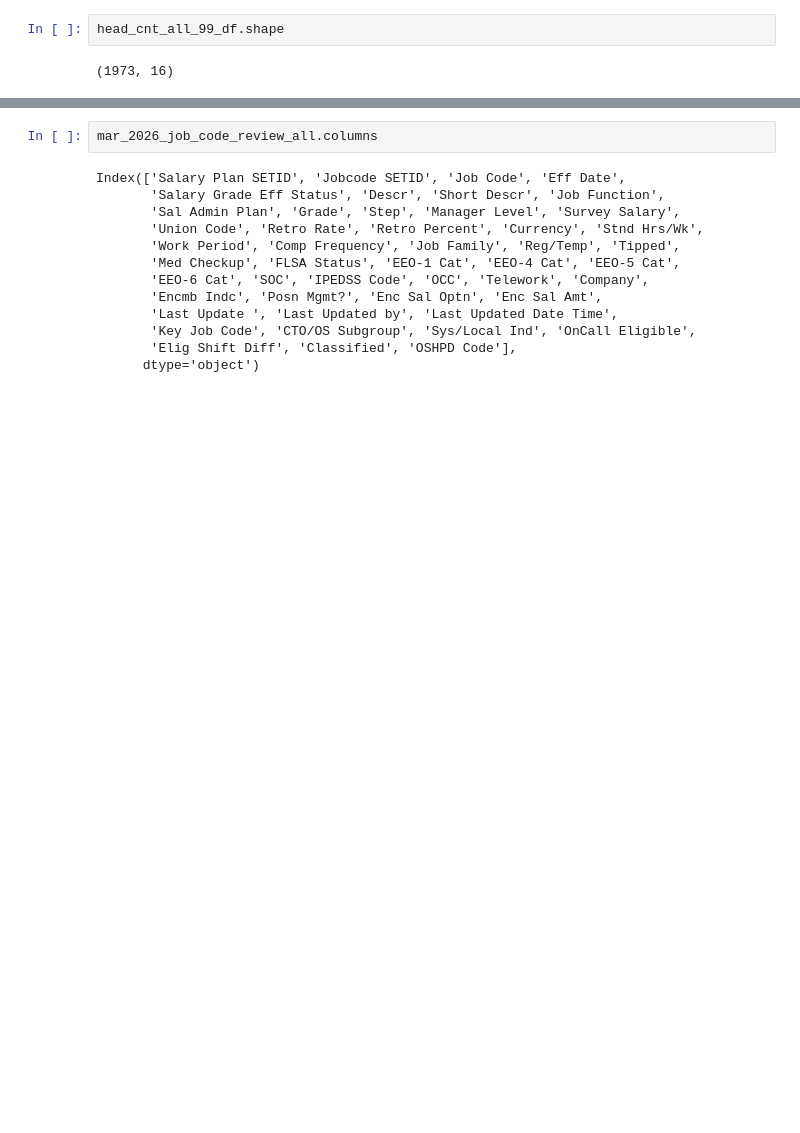
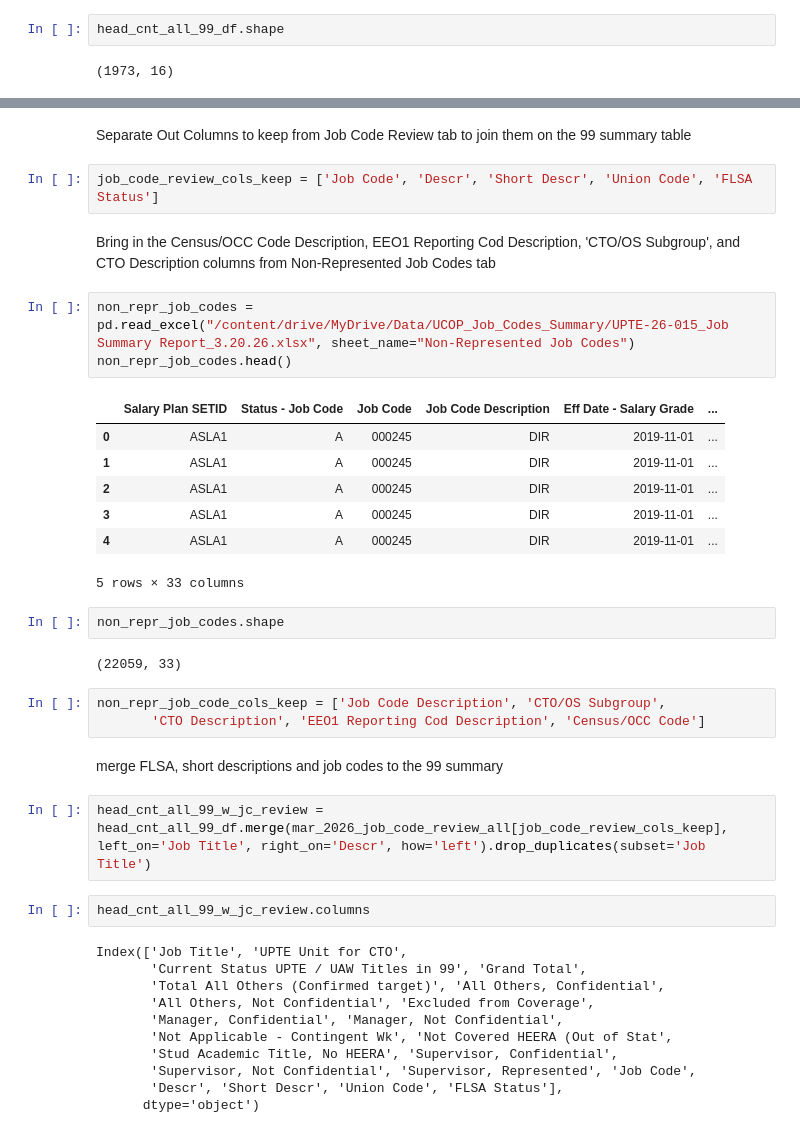
Before and after one commit to tougheye/Data_processing, a Jupyter notebook: 99_list_process.ipynb, the cells around one changed output, grey strips where cells are left out. Saved outputs shown, nothing was run; the diff lists cells and outputs as text; blank space fills up the shorter version.

```diff
--- a/99_list_process.ipynb
+++ b/99_list_process.ipynb
@@ -47,15 +80,41 @@ upte_classes.head()
+# %% [markdown]
+Separate Out Columns to keep from Job Code Review tab to join them on the 99 summary table
+# %%
+job_code_review_cols_keep = ['Job Code', 'Descr', 'Short Descr', 'Union Code', 'FLSA Status']
+# %% [markdown]
+Bring in the Census/OCC Code Description, EEO1 Reporting Cod Description, 'CTO/OS Subgroup', and CTO Description columns from Non-Represented Job Codes tab
+# %%
+non_repr_job_codes = pd.read_excel("/content/drive/MyDrive/Data/UCOP_Job_Codes_Summary/UPTE-26-015_Job Summary Report_3.20.26.xlsx", sheet_name="Non-Represented Job Codes")
+non_repr_job_codes.head()
+# %% [output]
+|  | Salary Plan SETID | Status - Job Code | Job Code | Job Code Description | Eff Date - Salary Grade | ... |
+| 0 | ASLA1 | A | 000245 | DIR | 2019-11-01 | ... |
+| 1 | ASLA1 | A | 000245 | DIR | 2019-11-01 | ... |
+| 2 | ASLA1 | A | 000245 | DIR | 2019-11-01 | ... |
+| 3 | ASLA1 | A | 000245 | DIR | 2019-11-01 | ... |
+| 4 | ASLA1 | A | 000245 | DIR | 2019-11-01 | ... |
+5 rows × 33 columns
+# %%
+non_repr_job_codes.shape
+# %% [output]
+(22059, 33)
+# %%
+non_repr_job_code_cols_keep = ['Job Code Description', 'CTO/OS Subgroup',
+       'CTO Description', 'EEO1 Reporting Cod Description', 'Census/OCC Code']
+# %% [markdown]
+merge FLSA, short descriptions and job codes to the 99 summary
+# %%
+head_cnt_all_99_w_jc_review = head_cnt_all_99_df.merge(mar_2026_job_code_review_all[job_code_review_cols_keep], left_on='Job Title', right_on='Descr', how='left').drop_duplicates(subset='Job Title')
 # %%
-mar_2026_job_code_review_all.columns
+head_cnt_all_99_w_jc_review.columns
 # %% [output]
-Index(['Salary Plan SETID', 'Jobcode SETID', 'Job Code', 'Eff Date',
-       'Salary Grade Eff Status', 'Descr', 'Short Descr', 'Job Function',
-       'Sal Admin Plan', 'Grade', 'Step', 'Manager Level', 'Survey Salary',
-       'Union Code', 'Retro Rate', 'Retro Percent', 'Currency', 'Stnd Hrs/Wk',
-       'Work Period', 'Comp Frequency', 'Job Family', 'Reg/Temp', 'Tipped',
-       'Med Checkup', 'FLSA Status', 'EEO-1 Cat', 'EEO-4 Cat', 'EEO-5 Cat',
-       'EEO-6 Cat', 'SOC', 'IPEDSS Code', 'OCC', 'Telework', 'Company',
-       'Encmb Indc', 'Posn Mgmt?', 'Enc Sal Optn', 'Enc Sal Amt',
-       'Last Update ', 'Last Updated by', 'Last Updated Date Time',
-       'Key Job Code', 'CTO/OS Subgroup', 'Sys/Local Ind', 'OnCall Eligible',
-       'Elig Shift Diff', 'Classified', 'OSHPD Code'],
+Index(['Job Title', 'UPTE Unit for CTO',
+       'Current Status UPTE / UAW Titles in 99', 'Grand Total',
+       'Total All Others (Confirmed target)', 'All Others, Confidential',
+       'All Others, Not Confidential', 'Excluded from Coverage',
+       'Manager, Confidential', 'Manager, Not Confidential',
+       'Not Applicable - Contingent Wk', 'Not Covered HEERA (Out of Stat',
+       'Stud Academic Title, No HEERA', 'Supervisor, Confidential',
+       'Supervisor, Not Confidential', 'Supervisor, Represented', 'Job Code',
+       'Descr', 'Short Descr', 'Union Code', 'FLSA Status'],
       dtype='object')
```
Also changed, not shown: parts of 18 cells of this notebook.
